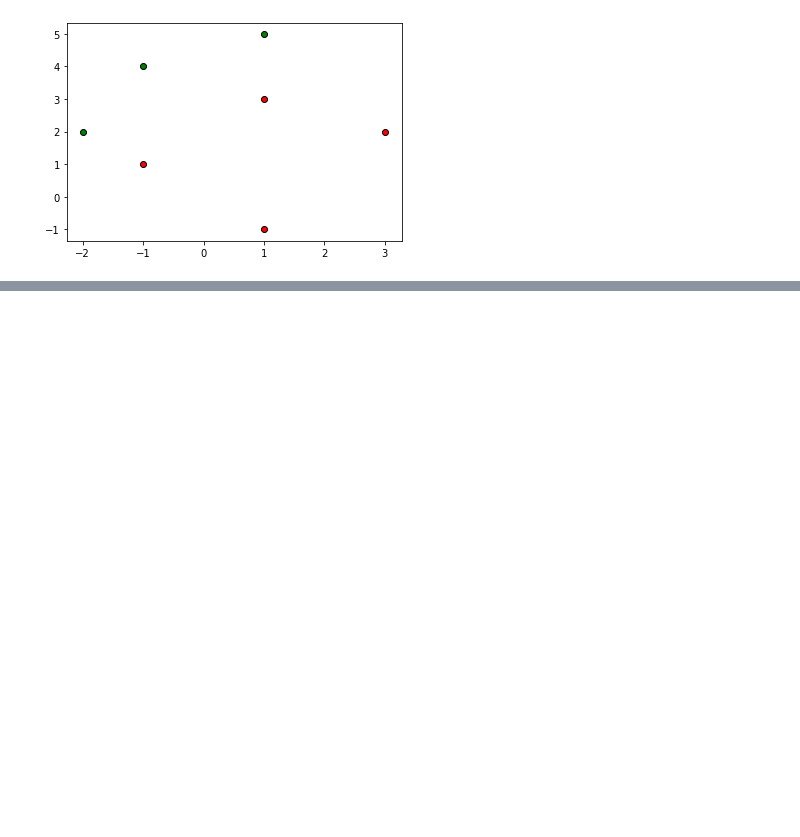
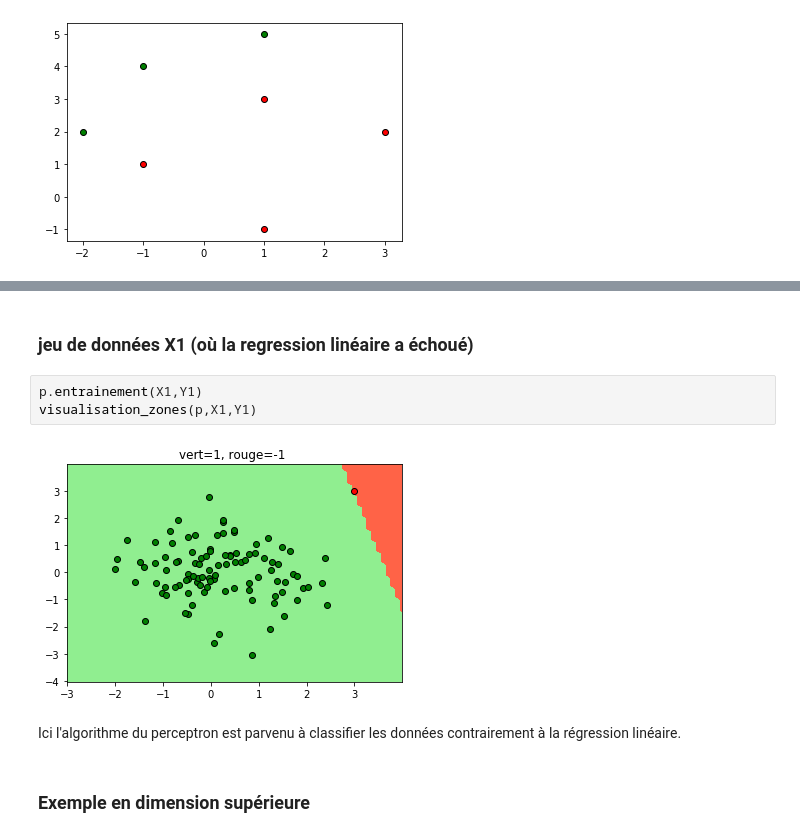
Before and after one commit to DrAlgo/apprentissage_m2_amis, a Jupyter notebook: jupyter/6_perceptron.ipynb, the cells around one changed output, grey strips where cells are left out. Cells and saved outputs as stored; diff of their text form; blank space fills up the shorter version.

```diff
--- a/jupyter/6_perceptron.ipynb
+++ b/jupyter/6_perceptron.ipynb
@@ -326,0 +299,11 @@ On mesure le taux d'erreur du perceptron
+# %% [markdown]
+### jeu de données X1 (où la regression linéaire a échoué)
+# %%
+p.entrainement(X1,Y1)
+visualisation_zones(p,X1,Y1)
+# %% [output]
+[figure, added]
+# %% [markdown]
+Ici l'algorithme du perceptron est parvenu à classifier les données contrairement à la régression linéaire.
+# %% [markdown]
+### Exemple en dimension supérieure
```
Also changed, not shown: parts of 62 cells of this notebook.
